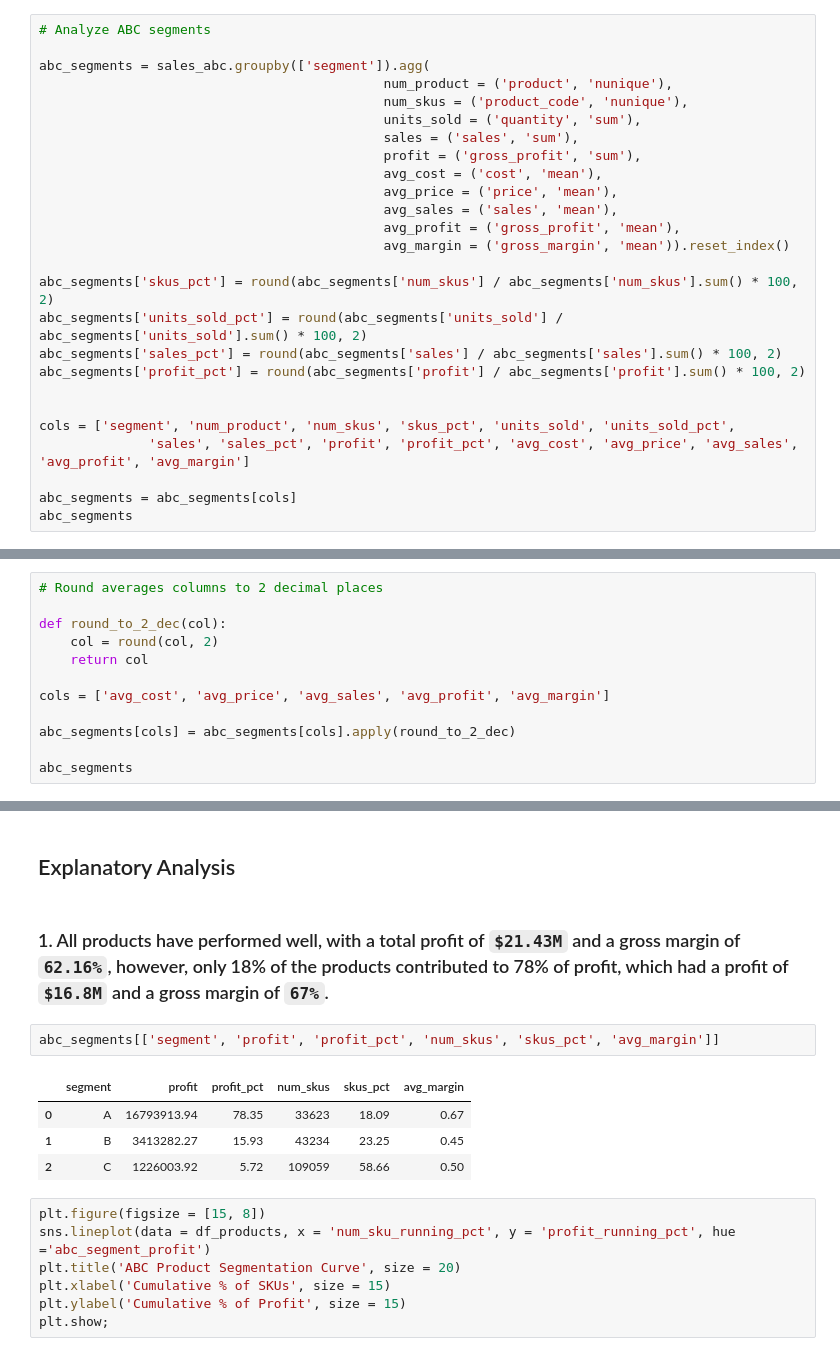
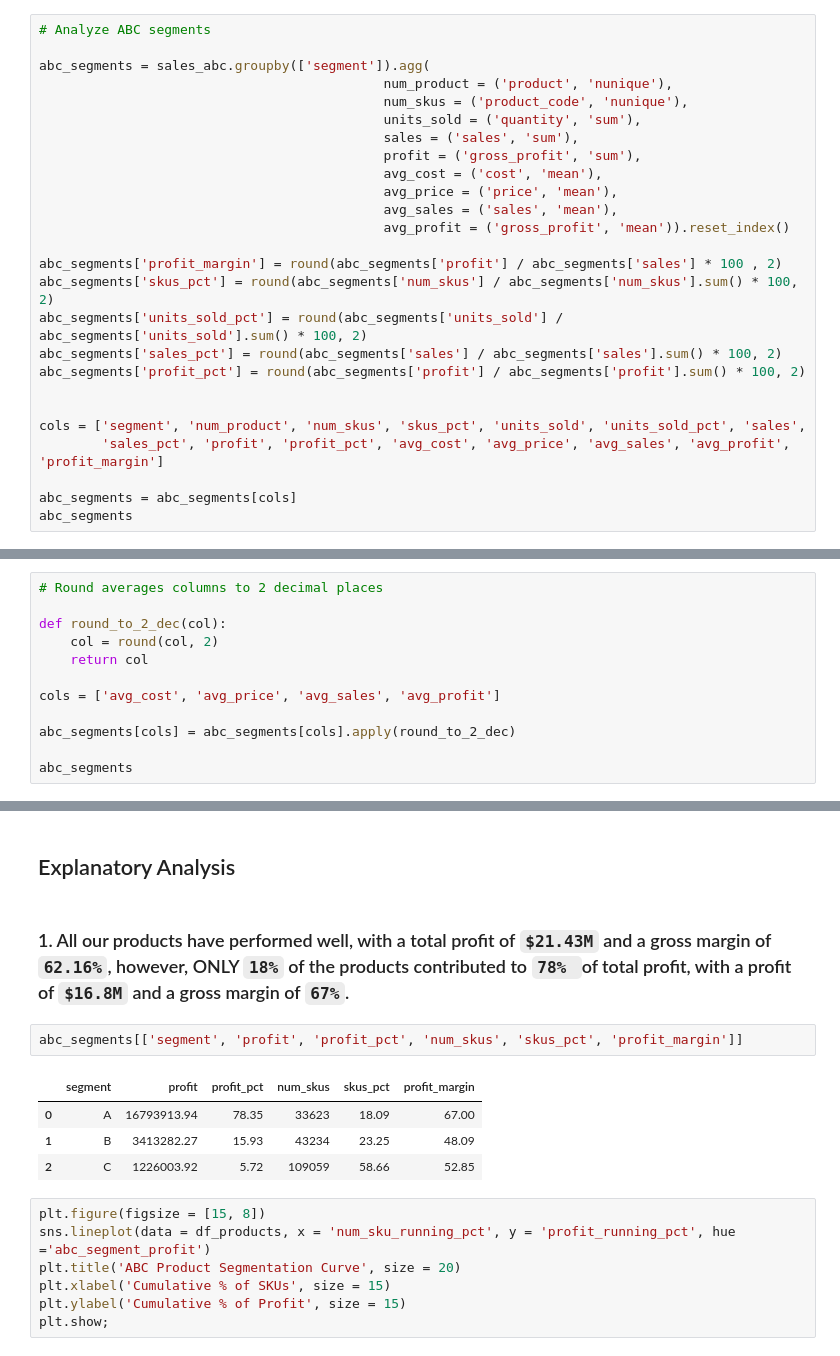
Before and after one commit to DSKunth/ABC-Product-Segmentation, a Jupyter notebook: notebooks/Sales and Profitability Analysis.ipynb, the cells around one changed output, grey strips where cells are left out. Cells and saved outputs as stored; diff of their text form.

```diff
--- a/notebooks/Sales and Profitability Analysis.ipynb
+++ b/notebooks/Sales and Profitability Analysis.ipynb
@@ -1711,17 +1702,17 @@ abc_segments = sales_abc.groupby(['segment']).agg(
                                             avg_cost = ('cost', 'mean'),
                                             avg_price = ('price', 'mean'),
                                             avg_sales = ('sales', 'mean'),
-                                            avg_profit = ('gross_profit', 'mean'),
-                                            avg_margin = ('gross_margin', 'mean')).reset_index()
+                                            avg_profit = ('gross_profit', 'mean')).reset_index()
 
+abc_segments['profit_margin'] = round(abc_segments['profit'] / abc_segments['sales'] * 100 , 2)
 abc_segments['skus_pct'] = round(abc_segments['num_skus'] / abc_segments['num_skus'].sum() * 100, 2)
 abc_segments['units_sold_pct'] = round(abc_segments['units_sold'] / abc_segments['units_sold'].sum() * 100, 2)
 abc_segments['sales_pct'] = round(abc_segments['sales'] / abc_segments['sales'].sum() * 100, 2)
 abc_segments['profit_pct'] = round(abc_segments['profit'] / abc_segments['profit'].sum() * 100, 2)
 
 
-cols = ['segment', 'num_product', 'num_skus', 'skus_pct', 'units_sold', 'units_sold_pct',
-              'sales', 'sales_pct', 'profit', 'profit_pct', 'avg_cost', 'avg_price', 'avg_sales', 'avg_profit', 'avg_margin']
+cols = ['segment', 'num_product', 'num_skus', 'skus_pct', 'units_sold', 'units_sold_pct', 'sales',
+        'sales_pct', 'profit', 'profit_pct', 'avg_cost', 'avg_price', 'avg_sales', 'avg_profit', 'profit_margin']
 
 abc_segments = abc_segments[cols]
 abc_segments
@@ -1737,7 +1728,7 @@ def round_to_2_dec(col):
     col = round(col, 2)
     return col
 
-cols = ['avg_cost', 'avg_price', 'avg_sales', 'avg_profit', 'avg_margin']
+cols = ['avg_cost', 'avg_price', 'avg_sales', 'avg_profit']
 
 abc_segments[cols] = abc_segments[cols].apply(round_to_2_dec)
 
@@ -1885,14 +1877,14 @@ plt.title('Key Products Sales per Day of the Week');
 <a id='explanatory'></a>
 ## Explanatory Analysis
 # %% [markdown]
-### 1. All products have performed well, with a total profit of  ``$21.43M`` and a gross margin of ``62.16%``, however, only 18% of the products contributed to 78% of profit, which had a profit of ``$16.8M`` and a gross margin of ``67%``.
+### 1. All our products have performed well, with a total profit of ``$21.43M`` and a gross margin of ``62.16%``, however, ONLY ``18%`` of the products contributed to ``78% ``of total profit, with a profit of ``$16.8M`` and a gross margin of ``67%``.
 # %%
-abc_segments[['segment', 'profit', 'profit_pct', 'num_skus', 'skus_pct', 'avg_margin']]
+abc_segments[['segment', 'profit', 'profit_pct', 'num_skus', 'skus_pct', 'profit_margin']]
 # %% [output]
-|  | segment | profit | profit_pct | num_skus | skus_pct | avg_margin |
-| 0 | A | 16793913.94 | 78.35 | 33623 | 18.09 | 0.67 |
-| 1 | B | 3413282.27 | 15.93 | 43234 | 23.25 | 0.45 |
-| 2 | C | 1226003.92 | 5.72 | 109059 | 58.66 | 0.50 |
+|  | segment | profit | profit_pct | num_skus | skus_pct | profit_margin |
+| 0 | A | 16793913.94 | 78.35 | 33623 | 18.09 | 67.00 |
+| 1 | B | 3413282.27 | 15.93 | 43234 | 23.25 | 48.09 |
+| 2 | C | 1226003.92 | 5.72 | 109059 | 58.66 | 52.85 |
 # %%
 plt.figure(figsize = [15, 8])
 sns.lineplot(data = df_products, x = 'num_sku_running_pct', y = 'profit_running_pct', hue ='abc_segment_profit')
```
Also changed, not shown: parts of 39 cells of this notebook.
